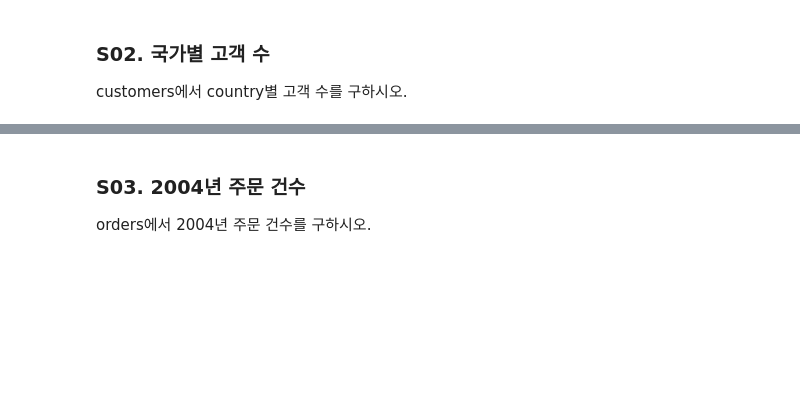
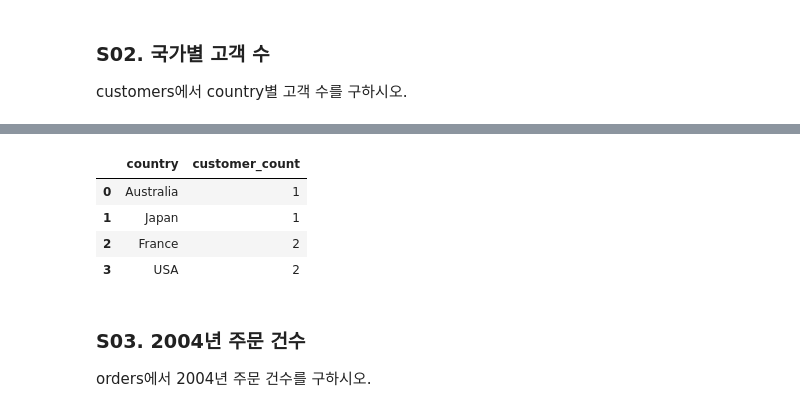
Before and after one commit to Han-think/Han-think.github.io, a Jupyter notebook: downloads/coding-test-review/coding-test-practice.ipynb, the cells around one changed output, grey strips where cells are left out. Cells and saved outputs as stored; diff of their text form; code cells hidden in the pictures; blank space fills up the shorter version.

```diff
--- a/downloads/coding-test-review/coding-test-practice.ipynb
+++ b/downloads/coding-test-review/coding-test-practice.ipynb
@@ -108,8 +142,20 @@ LIMIT 3;
 # %%
 # 예시 정답
 run_sql("""
 SELECT country, COUNT(*) AS customer_count FROM customers GROUP BY country ORDER BY customer_count DESC;
 """)
+
+run_sql("""
+SELECT country, COUNT(*) AS customer_count FROM customers
+GROUP BY country
+ORDER BY customer_count ASC;
+""")
+# %% [output]
+|  | country | customer_count |
+| 0 | Australia | 1 |
+| 1 | Japan | 1 |
+| 2 | France | 2 |
+| 3 | USA | 2 |
 # %% [markdown]
 ### S03. 2004년 주문 건수
 
```
Also changed, not shown: parts of 9 cells of this notebook.
